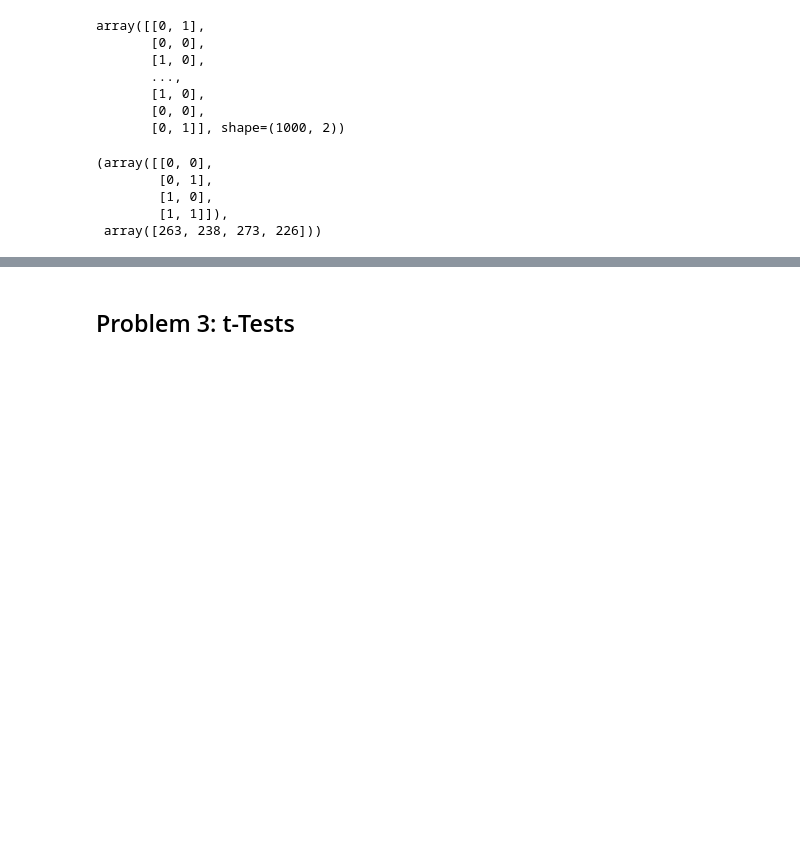
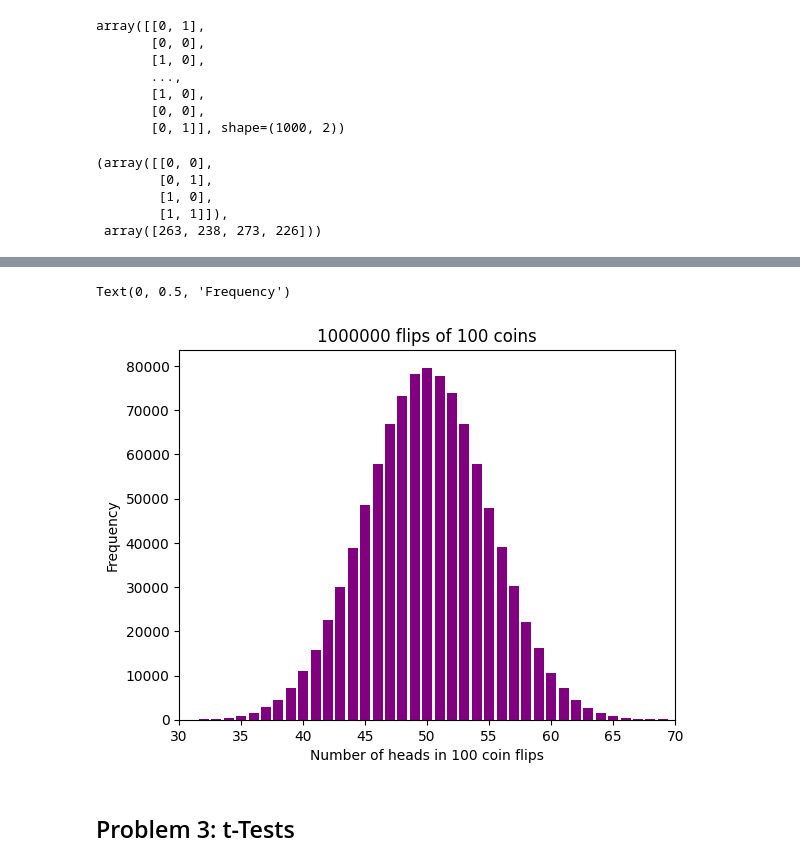
Before and after one commit to GraceMarySmyth/applied-statistics-assessment, a Jupyter notebook: problems.ipynb, the cells around one changed output, grey strips where cells are left out. Saved outputs shown, nothing was run; the diff lists cells and outputs as text; code cells hidden in the pictures; blank space fills up the shorter version.

```diff
--- a/problems.ipynb
+++ b/problems.ipynb
@@ -568,0 +598,15 @@ uniques, counts
+# %%
+# number of coins to flip
+n = 100
+
+# number of times to do it
+k = 10000 * n
+
+# flip two coins several times
+nflips = np.random.binomial(n, 0.5, k)
+
+# count the number of times the outcome occurs
+uniques, counts = np.unique(nflips, return_counts=True)
+
+# show
+uniques, counts
@@ -569,3 +623,22 @@ uniques, counts
+# %%
+# create a blank plot
+fig, ax = plt.subplots()
+
+# create a bar chart.
+ax.bar(uniques, counts, color='purple')
+
+# set x limits
+ax.set_xlim([30, 70])
+
+# set title
+ax.set_title(f"{k} flips of {n} coins")
+
+# set axis labels
+ax.set_xlabel(f"Number of heads in {n} coin flips")
+ax.set_ylabel("Frequency")
+# %% [output]
+Text(0, 0.5, 'Frequency')
+[figure, added]
 # %% [markdown]
 ## Problem 3: t-Tests
 # %% [markdown]
```
Also changed, not shown: parts of 5 cells of this notebook.
